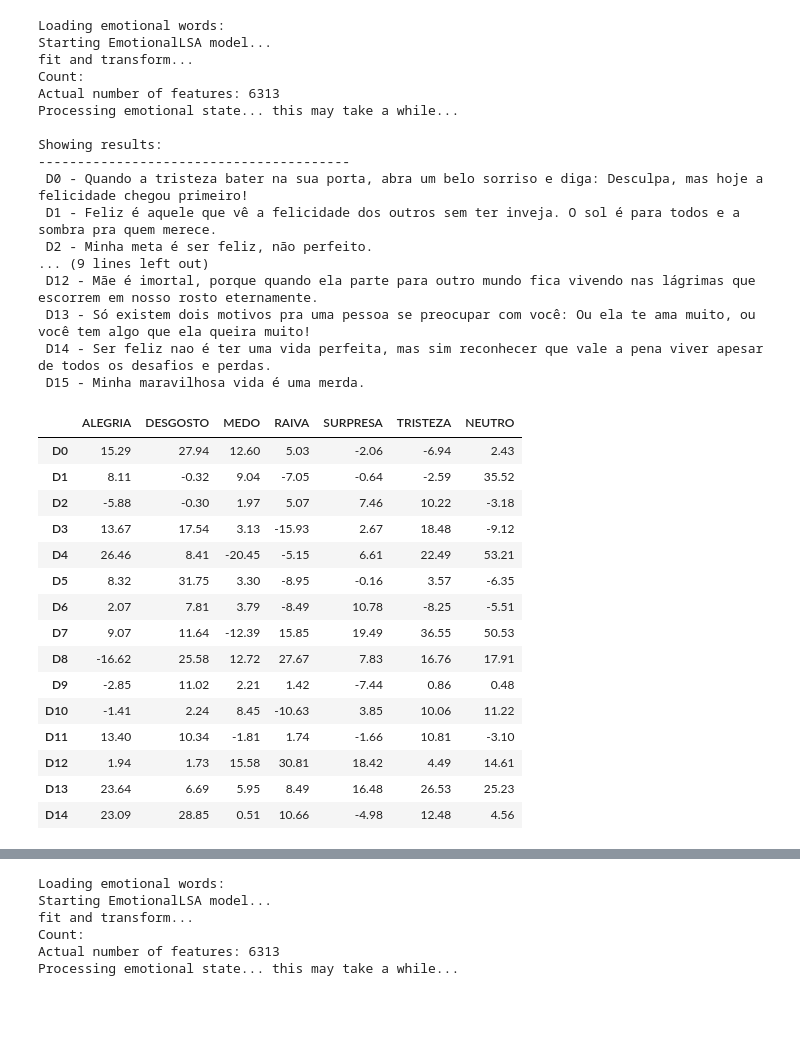
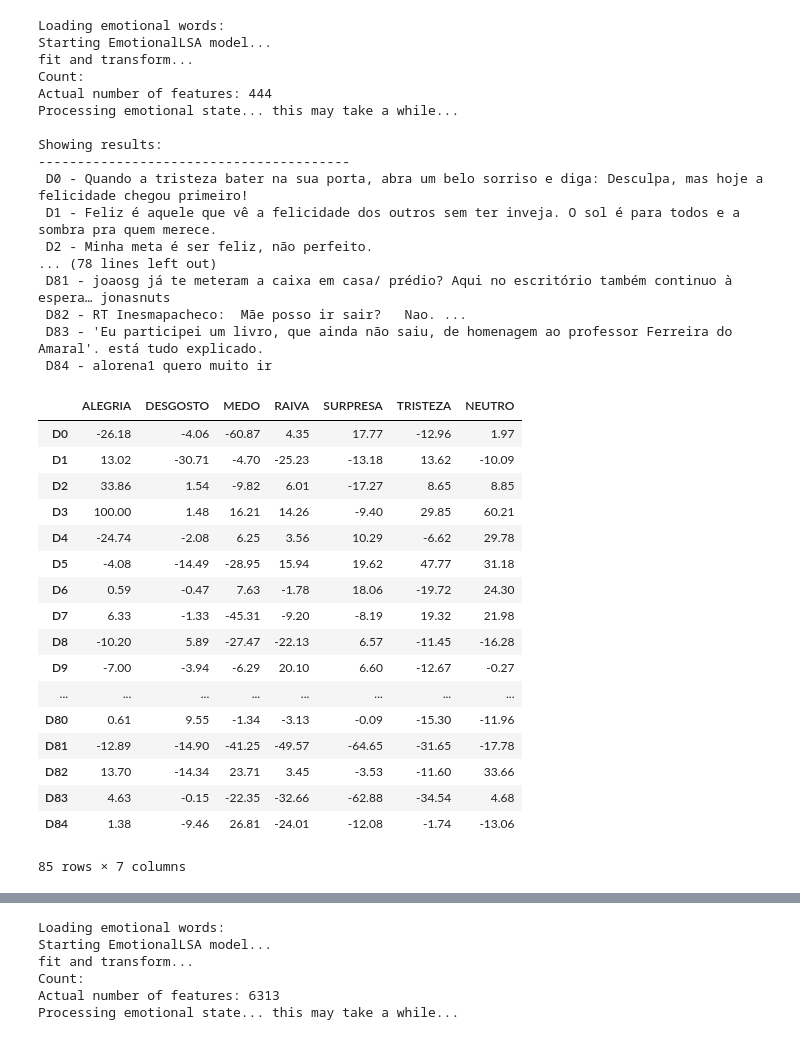
Before and after one commit to rdenadai/sentiment-analysis-2018-president-election, a Jupyter notebook: src/ai/validate.ipynb, the cells around one changed output, grey strips where cells are left out. Cells and saved outputs as stored; diff of their text form; code cells hidden in the pictures; blank space fills up the shorter version.

Commit message:
- Testes com tweets coletados.

```diff
--- a/src/ai/validate.ipynb
+++ b/src/ai/validate.ipynb
@@ -27,17 +27,28 @@ original_phrases = [
     'Ser feliz nao é ter uma vida perfeita, mas sim reconhecer que vale a pena viver apesar de todos os desafios e perdas.',
     'Minha maravilhosa vida é uma merda.'
 ]
-phrases = copy.deepcopy(original_phrases)
-phrases += [' '.join(f).replace('_', ' ') for f in flt.sents()[:1000]]
-# phrases += [' '.join(f).replace('_', ' ') for f in mch.sents()[:500]]
-phrases += [' '.join(f).replace('_', ' ') for f in mcm.sents()[:1000]]
+# phrases = copy.deepcopy(original_phrases)
+# phrases += [' '.join(f).replace('_', ' ') for f in flt.sents()[:1000]]
+# # phrases += [' '.join(f).replace('_', ' ') for f in mch.sents()[:500]]
+# phrases += [' '.join(f).replace('_', ' ') for f in mcm.sents()[:1000]]
 
+# original_phrases = []
+sents = []
 filename = '/home/rdenadai/programas/vagrant_img/vagrant.machine.puphpet/projetos/github/sentiment-analysis-2018-president-election/dataset/tweets-tratados-polaridade-10-10-2018.csv'
 with open(filename, 'r') as h:
     tweets = h.readlines()
-    for tweet in tweets[1:5]:
-        print(tweet.split(';'))
+    for tweet in tweets[1:70]:
+        rep = ['\n', '"', '@']
+        for r in rep:
+            tweet = tweet.replace(r, '')
+        infos = tweet.split('|')
+        print(infos)
+        original_phrases += [infos[1].strip()]
+        sents += [infos[2].strip()]
 
+phrases = copy.deepcopy(original_phrases)
+print(phrases)
+print(sents)
 phrases = generate_corpus(phrases)
 ldocs = [f'D{i}' for i in range(len(original_phrases))]
 # %% [output]
@@ -51,55 +72,57 @@ Finalizado...
 # %%
 print('Loading emotional words: ')
 emotion_words = load_six_emotions('/home/rdenadai/programas/vagrant_img/vagrant.machine.puphpet/projetos/github/sentiment-analysis-2018-president-election/dataset/emocoes')
 emotion_words_n = load_valence_emotions_from_oplexicon('/home/rdenadai/programas/vagrant_img/vagrant.machine.puphpet/projetos/github/sentiment-analysis-2018-president-election/dataset/emocoes/oplexicon_v3.0/lexico_v3.0.txt')
 emotion_words['NEUTRO'] = emotion_words_n['NEUTRO']
 
 print('Starting EmotionalLSA model...')
 model = EmotionalLSA(debug=True)
 print('fit and transform...')
 predicted = model.fit_transform(phrases, emotion_words)
 
 print('\nShowing results:')
 print('-' * 40)
 for i, frase in enumerate(original_phrases):
     print(f' D{i} - {frase}')
 
 df = pd.DataFrame(predicted[:len(original_phrases)], index=ldocs, columns=emotion_words.keys())
-display(df.head(15))
+display(df)
 # %% [output]
 Loading emotional words:
 Starting EmotionalLSA model...
 fit and transform...
 Count:
-Actual number of features: 6313
+Actual number of features: 444
 Processing emotional state... this may take a while...
 
 Showing results:
 ----------------------------------------
  D0 - Quando a tristeza bater na sua porta, abra um belo sorriso e diga: Desculpa, mas hoje a felicidade chegou primeiro!
  D1 - Feliz é aquele que vê a felicidade dos outros sem ter inveja. O sol é para todos e a sombra pra quem merece.
  D2 - Minha meta é ser feliz, não perfeito.
-... (9 lines left out)
- D12 - Mãe é imortal, porque quando ela parte para outro mundo fica vivendo nas lágrimas que escorrem em nosso rosto eternamente.
- D13 - Só existem dois motivos pra uma pessoa se preocupar com você: Ou ela te ama muito, ou você tem algo que ela queira muito!
- D14 - Ser feliz nao é ter uma vida perfeita, mas sim reconhecer que vale a pena viver apesar de todos os desafios e perdas.
- D15 - Minha maravilhosa vida é uma merda.
+... (78 lines left out)
+ D81 - joaosg já te meteram a caixa em casa/ prédio? Aqui no escritório também continuo à espera… jonasnuts
+ D82 - RT Inesmapacheco:  Mãe posso ir sair?   Nao. ...
+ D83 - 'Eu participei um livro, que ainda não saiu, de homenagem ao professor Ferreira do Amaral'. está tudo explicado.
+ D84 - alorena1 quero muito ir
 |  | ALEGRIA | DESGOSTO | MEDO | RAIVA | SURPRESA | TRISTEZA | NEUTRO |
-| D0 | 15.29 | 27.94 | 12.60 | 5.03 | -2.06 | -6.94 | 2.43 |
-| D1 | 8.11 | -0.32 | 9.04 | -7.05 | -0.64 | -2.59 | 35.52 |
-| D2 | -5.88 | -0.30 | 1.97 | 5.07 | 7.46 | 10.22 | -3.18 |
-| D3 | 13.67 | 17.54 | 3.13 | -15.93 | 2.67 | 18.48 | -9.12 |
-| D4 | 26.46 | 8.41 | -20.45 | -5.15 | 6.61 | 22.49 | 53.21 |
-| D5 | 8.32 | 31.75 | 3.30 | -8.95 | -0.16 | 3.57 | -6.35 |
-| D6 | 2.07 | 7.81 | 3.79 | -8.49 | 10.78 | -8.25 | -5.51 |
-| D7 | 9.07 | 11.64 | -12.39 | 15.85 | 19.49 | 36.55 | 50.53 |
-| D8 | -16.62 | 25.58 | 12.72 | 27.67 | 7.83 | 16.76 | 17.91 |
-| D9 | -2.85 | 11.02 | 2.21 | 1.42 | -7.44 | 0.86 | 0.48 |
-| D10 | -1.41 | 2.24 | 8.45 | -10.63 | 3.85 | 10.06 | 11.22 |
-| D11 | 13.40 | 10.34 | -1.81 | 1.74 | -1.66 | 10.81 | -3.10 |
-| D12 | 1.94 | 1.73 | 15.58 | 30.81 | 18.42 | 4.49 | 14.61 |
-| D13 | 23.64 | 6.69 | 5.95 | 8.49 | 16.48 | 26.53 | 25.23 |
-| D14 | 23.09 | 28.85 | 0.51 | 10.66 | -4.98 | 12.48 | 4.56 |
+| D0 | -26.18 | -4.06 | -60.87 | 4.35 | 17.77 | -12.96 | 1.97 |
+| D1 | 13.02 | -30.71 | -4.70 | -25.23 | -13.18 | 13.62 | -10.09 |
+| D2 | 33.86 | 1.54 | -9.82 | 6.01 | -17.27 | 8.65 | 8.85 |
+| D3 | 100.00 | 1.48 | 16.21 | 14.26 | -9.40 | 29.85 | 60.21 |
+| D4 | -24.74 | -2.08 | 6.25 | 3.56 | 10.29 | -6.62 | 29.78 |
+| D5 | -4.08 | -14.49 | -28.95 | 15.94 | 19.62 | 47.77 | 31.18 |
+| D6 | 0.59 | -0.47 | 7.63 | -1.78 | 18.06 | -19.72 | 24.30 |
+| D7 | 6.33 | -1.33 | -45.31 | -9.20 | -8.19 | 19.32 | 21.98 |
+| D8 | -10.20 | 5.89 | -27.47 | -22.13 | 6.57 | -11.45 | -16.28 |
+| D9 | -7.00 | -3.94 | -6.29 | 20.10 | 6.60 | -12.67 | -0.27 |
+| ... | ... | ... | ... | ... | ... | ... | ... |
+| D80 | 0.61 | 9.55 | -1.34 | -3.13 | -0.09 | -15.30 | -11.96 |
+| D81 | -12.89 | -14.90 | -41.25 | -49.57 | -64.65 | -31.65 | -17.78 |
+| D82 | 13.70 | -14.34 | 23.71 | 3.45 | -3.53 | -11.60 | 33.66 |
+| D83 | 4.63 | -0.15 | -22.35 | -32.66 | -62.88 | -34.54 | 4.68 |
+| D84 | 1.38 | -9.46 | 26.81 | -24.01 | -12.08 | -1.74 | -13.06 |
+85 rows × 7 columns
 # %%
 print('Loading emotional words: ')
 emotion_words = load_valence_emotions_from_oplexicon('/home/rdenadai/programas/vagrant_img/vagrant.machine.puphpet/projetos/github/sentiment-analysis-2018-president-election/dataset/emocoes/oplexicon_v3.0/lexico_v3.0.txt')
```
Also changed, not shown: parts of 2 cells of this notebook.
